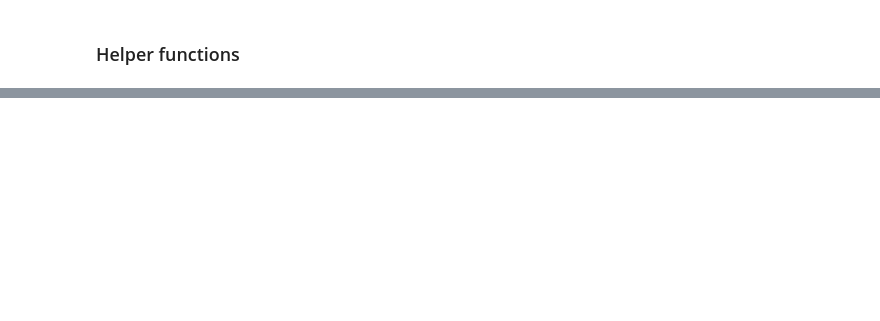
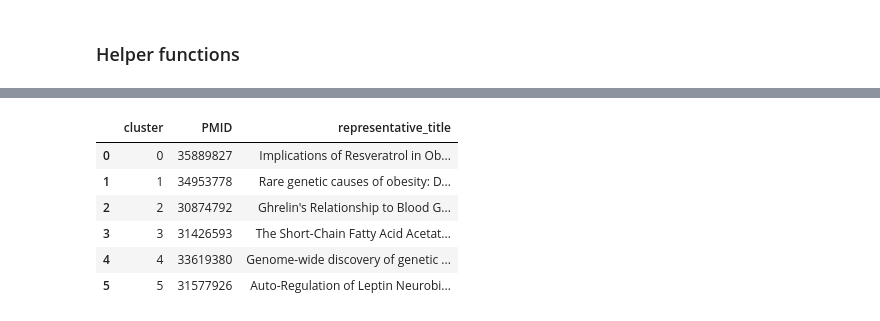
Before and after one commit to dom-martinelli/Tutorials, a Jupyter notebook: PubMed_TF_IDF.ipynb, the cells around one changed output, grey strips where cells are left out. Drawn from its saved outputs; the diff is of its cells as text; code cells hidden in the pictures; blank space fills up the shorter version.

```diff
--- a/PubMed_TF_IDF.ipynb
+++ b/PubMed_TF_IDF.ipynb
@@ -149,0 +165,7 @@ print("Wrote:", out_csv, "and", out_json)
+# %%
+import pandas as pd
+
+df = pd.read_csv("pubmed_sample.csv")
+df["text"] = (df["title"].fillna("") + ". " + df["abstract"].fillna("")).str.strip()
+df = df[df["text"].str.len() > 50].copy()
+df.head(2)
@@ -149,0 +176,8 @@ print("Wrote:", out_csv, "and", out_json)
+# %%
+from sentence_transformers import SentenceTransformer
+import numpy as np
+
+model = SentenceTransformer("sentence-transformers/all-MiniLM-L6-v2")  # small + fast
+texts = df["text"].str.slice(0, 800).tolist()
+emb = model.encode(texts, show_progress_bar=True, normalize_embeddings=True)
+emb.shape
@@ -149,0 +194,8 @@ print("Wrote:", out_csv, "and", out_json)
+# %%
+from sklearn.cluster import KMeans
+
+k = 6  # toy number of clusters
+km = KMeans(n_clusters=k, random_state=0, n_init="auto")
+df["cluster"] = km.fit_predict(emb)
+
+df[["PMID","year","journal","cluster","title"]].sort_values(["cluster","year"]).head(20)
@@ -149,0 +229,20 @@ print("Wrote:", out_csv, "and", out_json)
+# %%
+import numpy as np
+
+centroids = km.cluster_centers_
+# cosine similarity since embeddings were normalized
+sims = emb @ centroids.T
+
+rep_rows = []
+for c in range(k):
+    idx = np.argmax(sims[:, c])
+    rep_rows.append((c, df.iloc[idx]["PMID"], df.iloc[idx]["title"]))
+pd.DataFrame(rep_rows, columns=["cluster","PMID","representative_title"])
+# %% [output]
+|  | cluster | PMID | representative_title |
+| 0 | 0 | 35889827 | Implications of Resveratrol in Ob... |
+| 1 | 1 | 34953778 | Rare genetic causes of obesity: D... |
+| 2 | 2 | 30874792 | Ghrelin's Relationship to Blood G... |
+| 3 | 3 | 31426593 | The Short-Chain Fatty Acid Acetat... |
+| 4 | 4 | 33619380 | Genome-wide discovery of genetic ... |
+| 5 | 5 | 31577926 | Auto-Regulation of Leptin Neurobi... |
```
Also changed, not shown: parts of 11 cells of this notebook, 3 other files.
